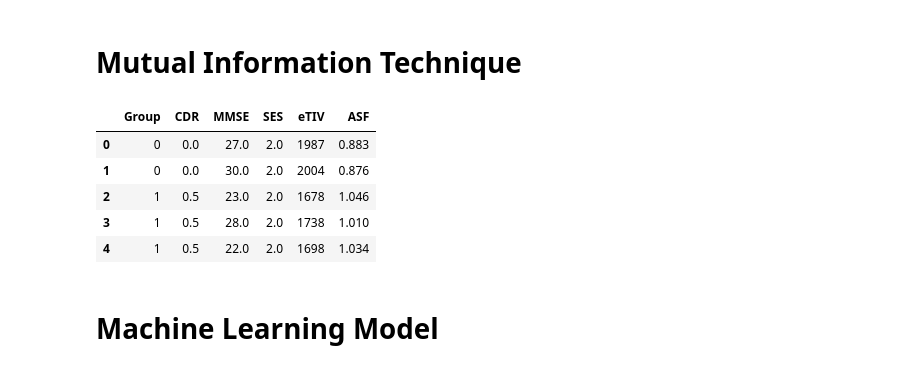
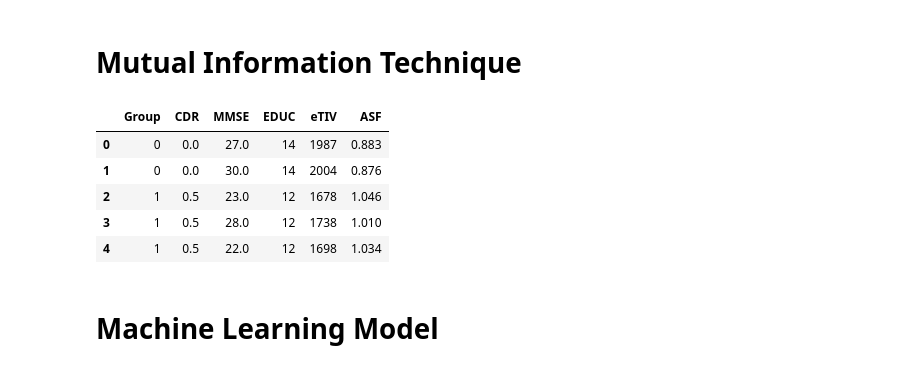
Before and after one commit to arwakhalidw/2024-GP-Group6, a Jupyter notebook: AlzheimerPredictor.ipynb, the cells around one changed output. Cells and saved outputs as stored; diff of their text form; code cells hidden in the pictures.

```diff
--- a/AlzheimerPredictor.ipynb
+++ b/AlzheimerPredictor.ipynb
@@ -368,3 +368,17 @@ for i, feature in enumerate(numeric_features, 1):
 plt.tight_layout()
 # %% [output]
 [figure]
+# %%
+for i, feature in enumerate(numeric_features, 1):
+  Q1 = dataframe[feature].quantile(0.25)
+  Q3 = dataframe[feature].quantile(0.75)
+  IQR = Q3 - Q1
+  lower_bound = Q1 - std_dev * IQR
+  upper_bound = Q3 + std_dev * IQR
+
+ # Remove outliers
+  outliers = (dataframe[feature] < lower_bound) | (dataframe[feature] > upper_bound)
+  dataframe = dataframe[~outliers]
+
+
+print("Number of rows after outlier removal:", len(dataframe))
@@ -493,15 +509,15 @@ mrmr_dataframe_selected_features.head()
 # %% [markdown]
 # Mutual Information Technique
 # %%
-infog_dataframe_selected_features = dataframe[['Group'] + ['CDR']  + ['MMSE'] + ['SES'] + ['eTIV'] + ['ASF']]
+infog_dataframe_selected_features = dataframe[['Group'] + ['CDR']  + ['MMSE'] + ['EDUC'] + ['eTIV'] + ['ASF']]
 infog_dataframe_selected_features.head()
 # %% [output]
-|  | Group | CDR | MMSE | SES | eTIV | ASF |
-| 0 | 0 | 0.0 | 27.0 | 2.0 | 1987 | 0.883 |
-| 1 | 0 | 0.0 | 30.0 | 2.0 | 2004 | 0.876 |
-| 2 | 1 | 0.5 | 23.0 | 2.0 | 1678 | 1.046 |
-| 3 | 1 | 0.5 | 28.0 | 2.0 | 1738 | 1.010 |
-| 4 | 1 | 0.5 | 22.0 | 2.0 | 1698 | 1.034 |
+|  | Group | CDR | MMSE | EDUC | eTIV | ASF |
+| 0 | 0 | 0.0 | 27.0 | 14 | 1987 | 0.883 |
+| 1 | 0 | 0.0 | 30.0 | 14 | 2004 | 0.876 |
+| 2 | 1 | 0.5 | 23.0 | 12 | 1678 | 1.046 |
+| 3 | 1 | 0.5 | 28.0 | 12 | 1738 | 1.010 |
+| 4 | 1 | 0.5 | 22.0 | 12 | 1698 | 1.034 |
 # %% [markdown]
 # Machine Learning Model
 # %% [markdown]
```
Also changed, not shown: parts of 10 cells of this notebook.
